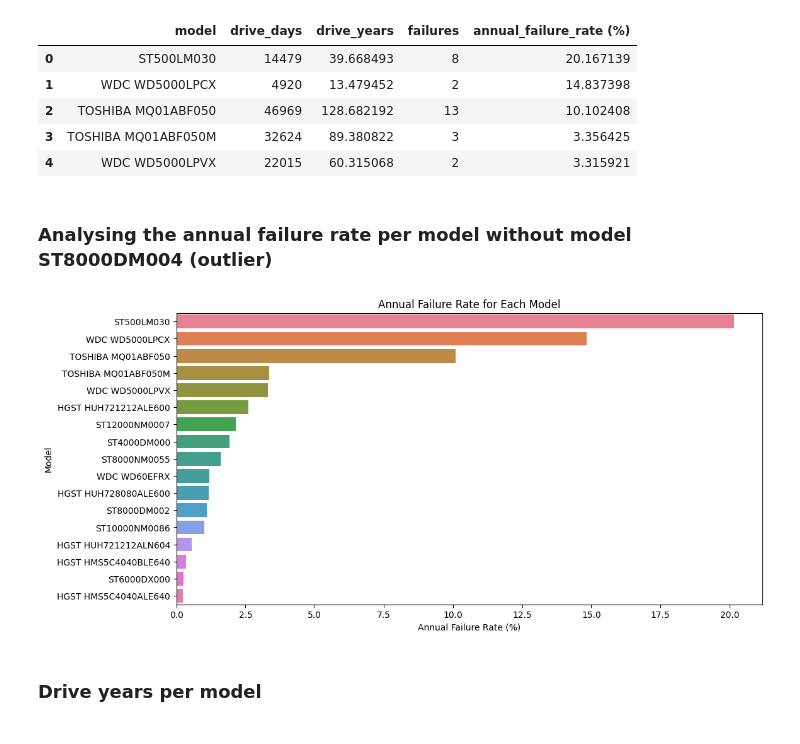
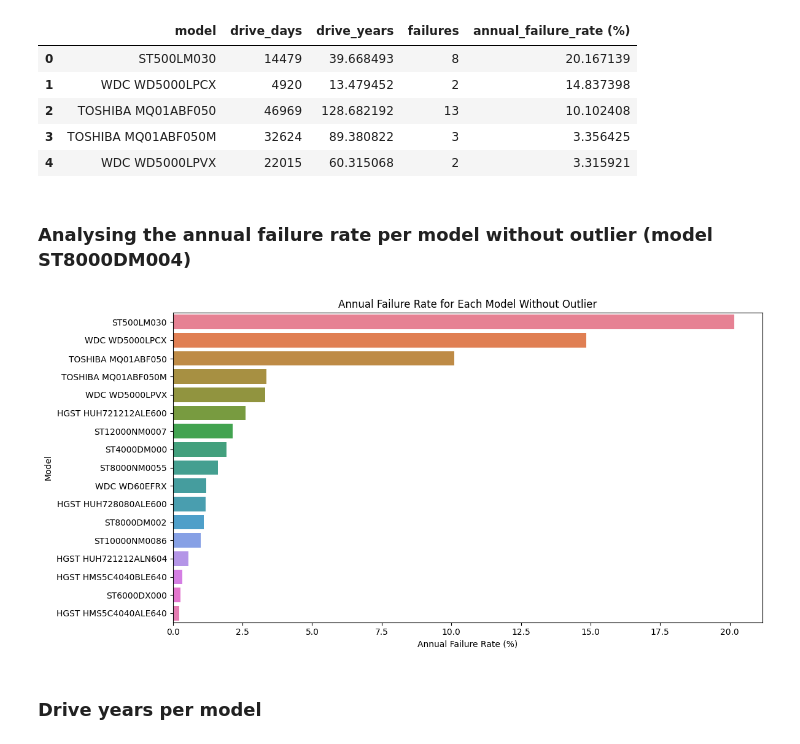
Before and after one commit to baari-ali/hard-drive-predictive-maintenance, a Jupyter notebook: src/data_analysis.ipynb, the cells around one changed output. Saved outputs shown, nothing was run; the diff lists cells and outputs as text; code cells hidden in the pictures.

```diff
--- a/src/data_analysis.ipynb
+++ b/src/data_analysis.ipynb
@@ -89,3 +66,5 @@ df[df['total_failures'] > 1]['serial_number'].nunique()
+# %%
+df = df.drop('total_failures', axis=1)
 # %% [markdown]
 ## Emulating Backblaze's method to calculate the annual failure rate from their SQL files
 # %% [markdown]
@@ -388,15 +406,17 @@ AFR_without_outlier.reset_index(drop=True).head()
 | 3 | TOSHIBA MQ01ABF050M | 32624 | 89.380822 | 3 | 3.356425 |
 | 4 | WDC WD5000LPVX | 22015 | 60.315068 | 2 | 3.315921 |
 # %% [markdown]
-### Analysing the annual failure rate per model without model ST8000DM004 (outlier)
+### Analysing the annual failure rate per model without outlier (model ST8000DM004)
 # %%
 plt.figure(figsize=(12, 6))
-sns.barplot(x='annual_failure_rate (%)', y='model', hue='model', data=AFR_without_outlier)
-plt.title('Annual Failure Rate for Each Model')
+sns.barplot(data=AFR_without_outlier, x='annual_failure_rate (%)', y='model', hue='model')
+plt.title('Annual Failure Rate for Each Model Without Outlier')
 plt.xlabel('Annual Failure Rate (%)')
 plt.ylabel('Model')
+plt.tight_layout()
+plt.savefig('../img/AFR_for_each_model_without_outlier.png')
 plt.show()
 # %% [output]
-[figure, old version]
+[figure, new version]
 # %% [markdown]
 ### Drive years per model
```
Also changed, not shown: parts of 43 cells of this notebook.
